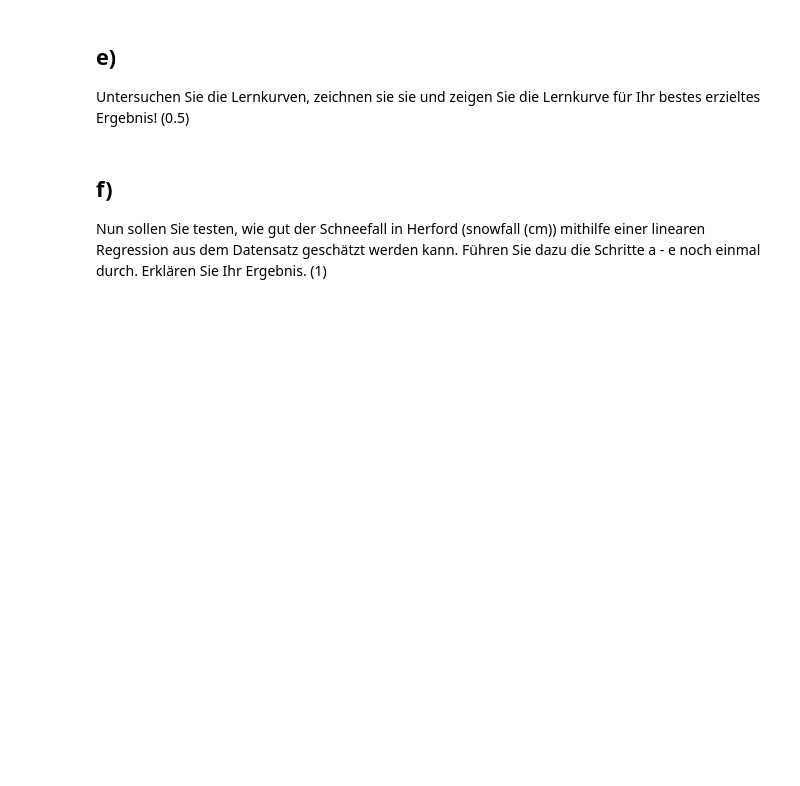
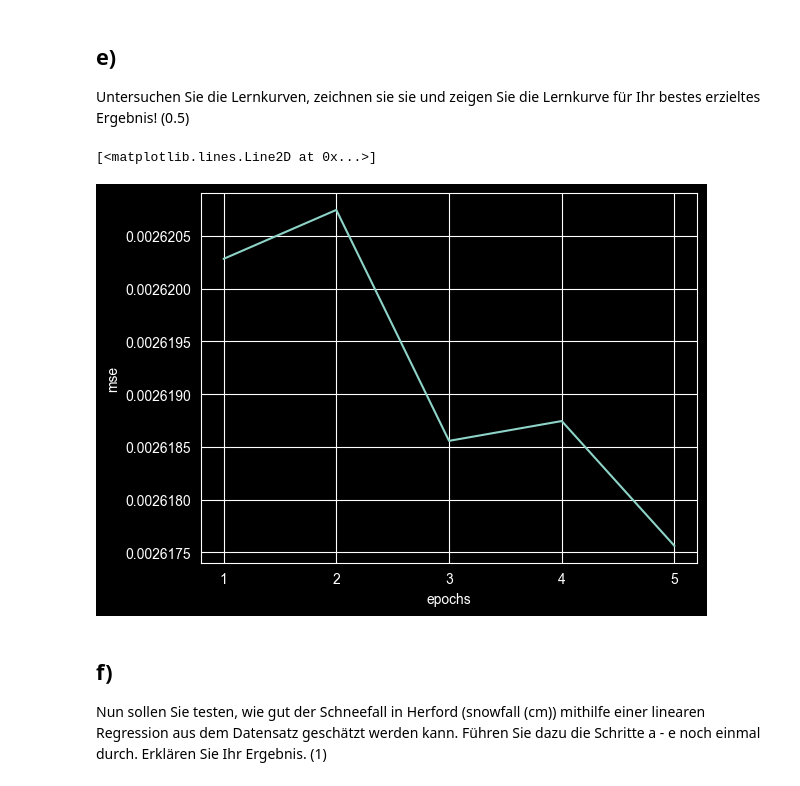
Before and after one commit to MuhammedKrz/DatenanalyseUndMLPraktika, a Jupyter notebook: Blatt 7/Praktikum7.ipynb, the cells around one changed output. Drawn from its saved outputs; the diff is of its cells as text; code cells hidden in the pictures; blank space fills up the shorter version.

```diff
--- a/Blatt 7/Praktikum7.ipynb
+++ b/Blatt 7/Praktikum7.ipynb
@@ -73,14 +71,15 @@ from tensorflow.keras.models import Sequential
 x = df[["temperature_2m (°C)","relativehumidity_2m (%)", "vapor_pressure_deficit (kPa)"]].values
 y = df[["dewpoint_2m (°C)"]].values
 
+x_train, x_test, y_train, y_test = train_test_split(x, y, test_size=0.2, random_state=42)
+
 scaler_x = StandardScaler()
-x = scaler_x.fit_transform(x)
+x_train = scaler_x.fit_transform(x_train)
+x_test  = scaler_x.transform(x_test)
 
 scaler_y = StandardScaler()
-y = scaler_y.fit_transform(y)
-
-# Split in two data sets
-# x_train, x_test = train_test_split(x, test_size = 0.2, random_state = 0)
+y_train = scaler_y.fit_transform(y_train)
+y_test  = scaler_y.transform(y_test)
 
 # empty model instance
 model = Sequential()
@@ -92,5 +91,5 @@ model.add(Dense(units=1, input_shape=(3,)))
 model.compile(loss="mse", optimizer="sgd")
 
 # model learning
-history = model.fit(x, y)
+history = model.fit(x_train, y_train)
 # %% [output]
@@ -110,6 +128,15 @@ Berechnen Sie für Ihr Modell R-Quadrat . (0.5)
 # %% [markdown]
 ## e)
 Untersuchen Sie die Lernkurven, zeichnen sie sie und zeigen Sie die Lernkurve für Ihr bestes erzieltes Ergebnis! (0.5)
+# %%
+loss_mse = history.history['loss']
+plt.xticks(range(1, len(loss_mse)+1))
+plt.ylabel('mse')
+plt.xlabel('epochs')
+plt.plot(range(1, len(loss_mse)+1), loss_mse)
+# %% [output]
+[<matplotlib.lines.Line2D at 0x...>]
+[figure, added]
 # %% [markdown]
 ## f)
 Nun sollen Sie testen, wie gut der Schneefall in Herford (snowfall (cm)) mithilfe einer linearen Regression aus dem Datensatz
```
Also changed, not shown: parts of 4 cells of this notebook.
